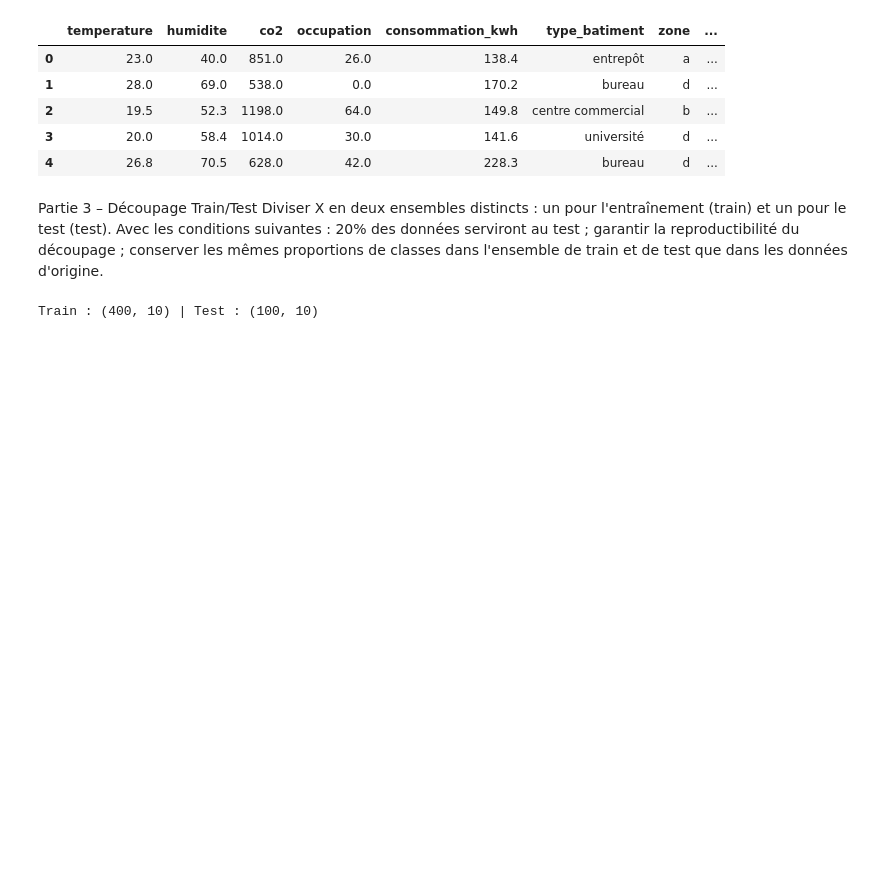
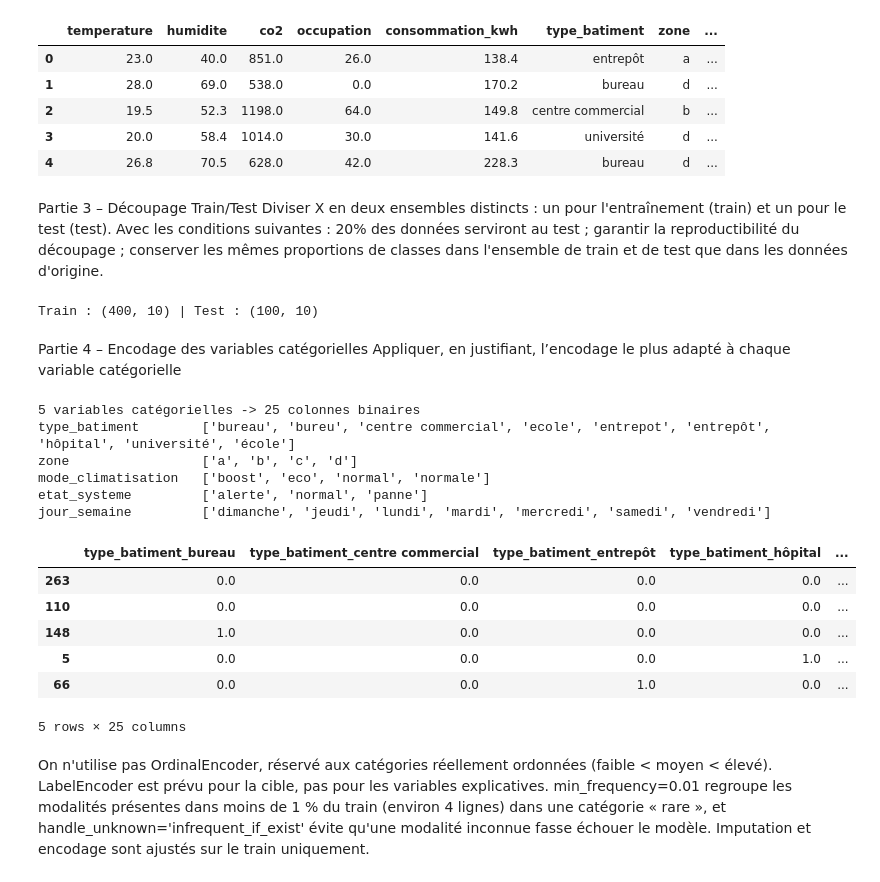
Before and after one commit to rokhayacoumbadiouf-bit/Atelier_Preparation_Donnees_Tabulaires, a Jupyter notebook: atelier_prepa_donnees_tab/notebooks/atelier_prepa_donnees_tab.ipynb, the cells around one changed output. Saved outputs shown, nothing was run; the diff lists cells and outputs as text; code cells hidden in the pictures; blank space fills up the shorter version.

Commit message:
Encodage des variables catégorielles

```diff
--- a/atelier_prepa_donnees_tab/notebooks/atelier_prepa_donnees_tab.ipynb
+++ b/atelier_prepa_donnees_tab/notebooks/atelier_prepa_donnees_tab.ipynb
@@ -612,3 +612,43 @@ X_train, X_test, y_train, y_test = train_test_split(
 print('Train :', X_train.shape, '| Test :', X_test.shape)
 # %% [output]
 Train : (400, 10) | Test : (100, 10)
+# %% [markdown]
+Partie 4 – Encodage des variables catégorielles
+Appliquer, en justifiant, l’encodage le plus adapté à chaque variable catégorielle
+# %%
+from sklearn.impute import SimpleImputer
+from sklearn.preprocessing import OneHotEncoder
+
+# 1) Imputation par le mode (ajustée sur le train)
+imp_cat = SimpleImputer(strategy='most_frequent')
+Xtr_cat = pd.DataFrame(imp_cat.fit_transform(X_train[features_cat]), columns=features_cat, index=X_train.index)
+Xte_cat = pd.DataFrame(imp_cat.transform(X_test[features_cat]),      columns=features_cat, index=X_test.index)
+
+# 2) One-Hot (ajusté sur le train)
+ohe = OneHotEncoder(handle_unknown='infrequent_if_exist', min_frequency=0.01, sparse_output=False)
+ohe.fit(Xtr_cat)
+
+noms = ohe.get_feature_names_out(features_cat)
+Xtr_enc = pd.DataFrame(ohe.transform(Xtr_cat), columns=noms, index=X_train.index)
+Xte_enc = pd.DataFrame(ohe.transform(Xte_cat), columns=noms, index=X_test.index)
+
+print(f'{len(features_cat)} variables catégorielles -> {Xtr_enc.shape[1]} colonnes binaires')
+for col, cats in zip(features_cat, ohe.categories_):
+    print(f'{col:20s}', list(cats))
+Xtr_enc.head()
+# %% [output]
+5 variables catégorielles -> 25 colonnes binaires
+type_batiment        ['bureau', 'bureu', 'centre commercial', 'ecole', 'entrepot', 'entrepôt', 'hôpital', 'université', 'école']
+zone                 ['a', 'b', 'c', 'd']
+mode_climatisation   ['boost', 'eco', 'normal', 'normale']
+etat_systeme         ['alerte', 'normal', 'panne']
+jour_semaine         ['dimanche', 'jeudi', 'lundi', 'mardi', 'mercredi', 'samedi', 'vendredi']
+|  | type_batiment_bureau | type_batiment_centre commercial | type_batiment_entrepôt | type_batiment_hôpital | ... |
+| 263 | 0.0 | 0.0 | 0.0 | 0.0 | ... |
+| 110 | 0.0 | 0.0 | 0.0 | 0.0 | ... |
+| 148 | 1.0 | 0.0 | 0.0 | 0.0 | ... |
+| 5 | 0.0 | 0.0 | 0.0 | 1.0 | ... |
+| 66 | 0.0 | 0.0 | 1.0 | 0.0 | ... |
+5 rows × 25 columns
+# %% [markdown]
+On n'utilise pas OrdinalEncoder, réservé aux catégories réellement ordonnées (faible < moyen < élevé). LabelEncoder est prévu pour la cible, pas pour les variables explicatives. min_frequency=0.01 regroupe les modalités présentes dans moins de 1 % du train (environ 4 lignes) dans une catégorie « rare », et handle_unknown='infrequent_if_exist' évite qu'une modalité inconnue fasse échouer le modèle. Imputation et encodage sont ajustés sur le train uniquement.
```
